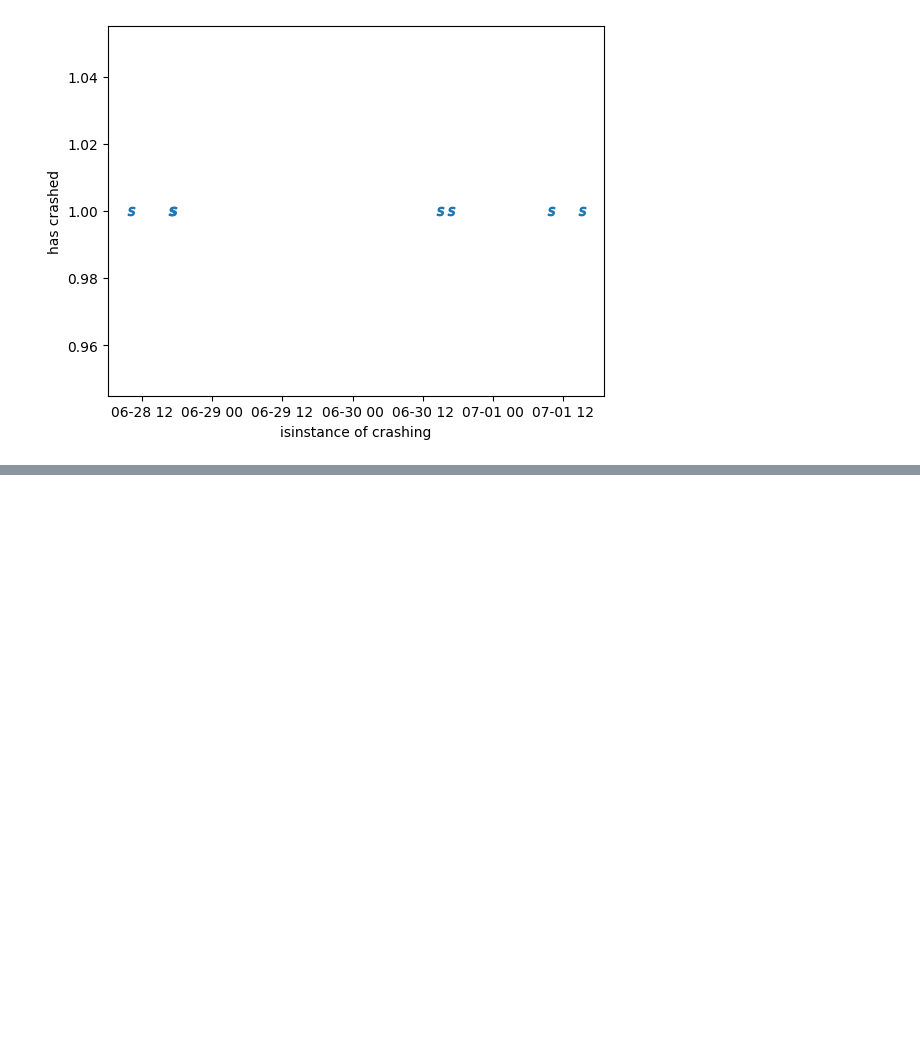
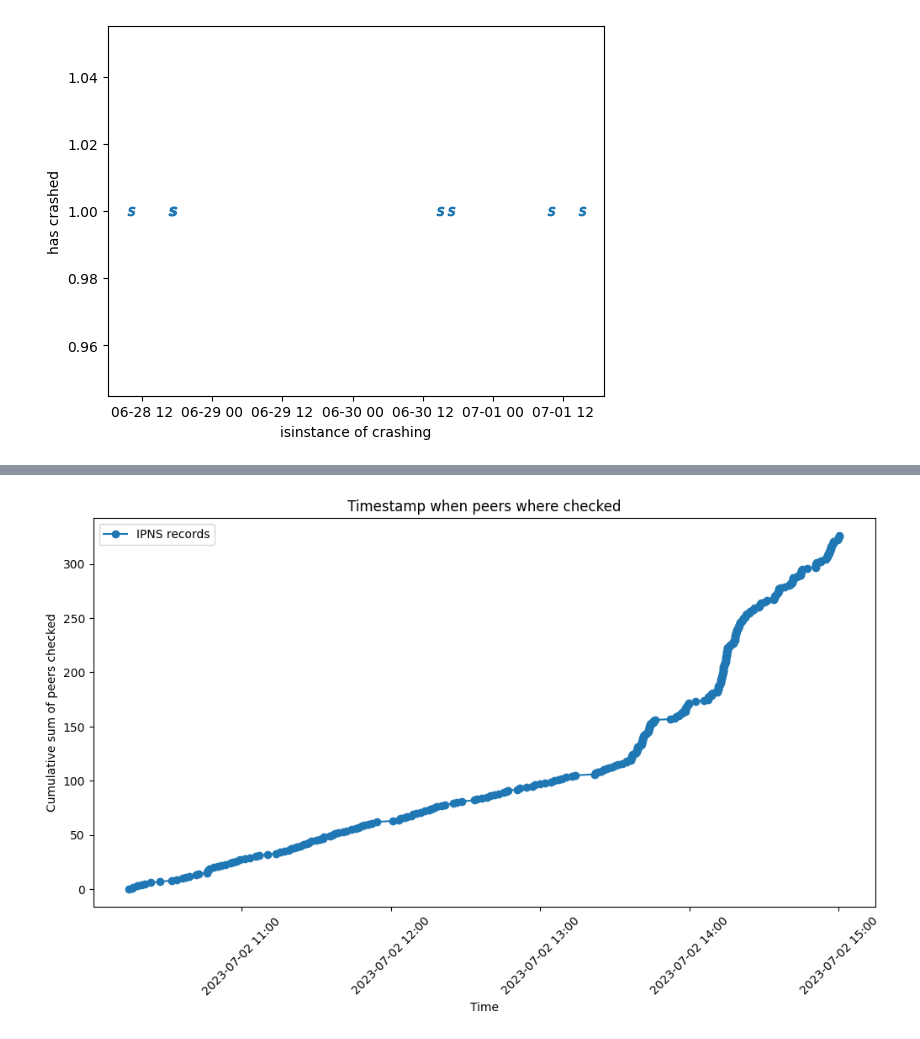
Before and after one commit to AxelGard/seek-ipns, a Jupyter notebook: playground/peer_data.ipynb, the cells around one changed output, grey strips where cells are left out. Saved outputs shown, nothing was run; the diff lists cells and outputs as text; code cells hidden in the pictures; blank space fills up the shorter version.

```diff
--- a/playground/peer_data.ipynb
+++ b/playground/peer_data.ipynb
@@ -623,0 +640,3 @@ Text(0.5, 0, 'isinstance of crashing')
+# %%
+checked = pd.read_csv("../store/week2/time.csv")
+checked.head()
@@ -623,0 +650,15 @@ Text(0.5, 0, 'isinstance of crashing')
+# %%
+checked["time"] = pd.to_datetime(checked["time"])
+# %%
+plt.figure(figsize=(12, 6))
+plt.xlabel('Time')
+plt.ylabel('Cumulative sum of peers checked')
+plt.title('Timestamp when peers where checked')
+date_format = mdates.DateFormatter('%Y-%m-%d %H:%M')
+plt.gca().xaxis.set_major_formatter(date_format)
+plt.xticks(rotation=45)
+plt.plot(checked['time'], checked.index, marker='o', label="IPNS records")
+plt.legend()
+plt.show()
+# %% [output]
+[figure, added]
```
Also changed, not shown: parts of 12 cells of this notebook, 6 other files.
